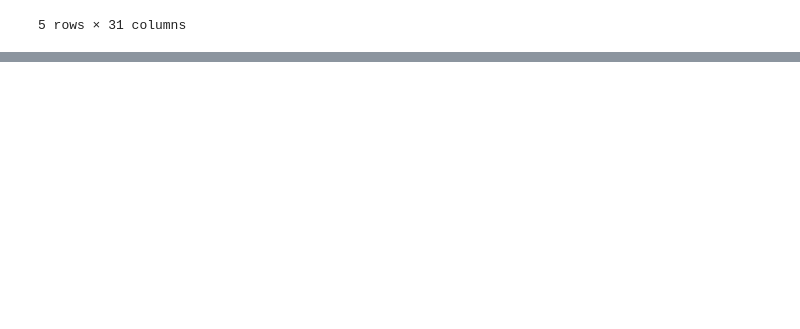
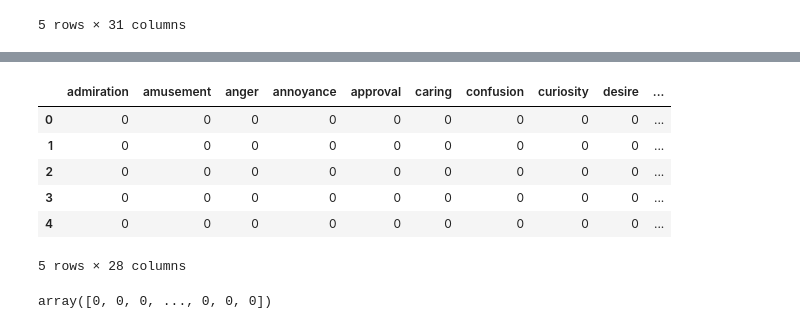
Before and after one commit to tatchiwiggers/mi-person-legacy, a Jupyter notebook: notebooks/modeling.ipynb, the cells around one changed output, grey strips where cells are left out. Saved outputs shown, nothing was run; the diff lists cells and outputs as text; code cells hidden in the pictures; blank space fills up the shorter version.

```diff
--- a/notebooks/modeling.ipynb
+++ b/notebooks/modeling.ipynb
@@ -14,0 +31,12 @@ df.head()
+# %%
+X = df.drop(columns=['id', 'text', 'example_very_unclear'])
+# %%
+X.head()
+# %% [output]
+|  | admiration | amusement | anger | annoyance | approval | caring | confusion | curiosity | desire | ... |
+| 0 | 0 | 0 | 0 | 0 | 0 | 0 | 0 | 0 | 0 | ... |
+| 1 | 0 | 0 | 0 | 0 | 0 | 0 | 0 | 0 | 0 | ... |
+| 2 | 0 | 0 | 0 | 0 | 0 | 0 | 0 | 0 | 0 | ... |
+| 3 | 0 | 0 | 0 | 0 | 0 | 0 | 0 | 0 | 0 | ... |
+| 4 | 0 | 0 | 0 | 0 | 0 | 0 | 0 | 0 | 0 | ... |
+5 rows × 28 columns
@@ -14,0 +45,4 @@ df.head()
+# %%
+labels
+# %% [output]
+array([0, 0, 0, ..., 0, 0, 0])
```
Also changed, not shown: parts of 14 cells of this notebook.
